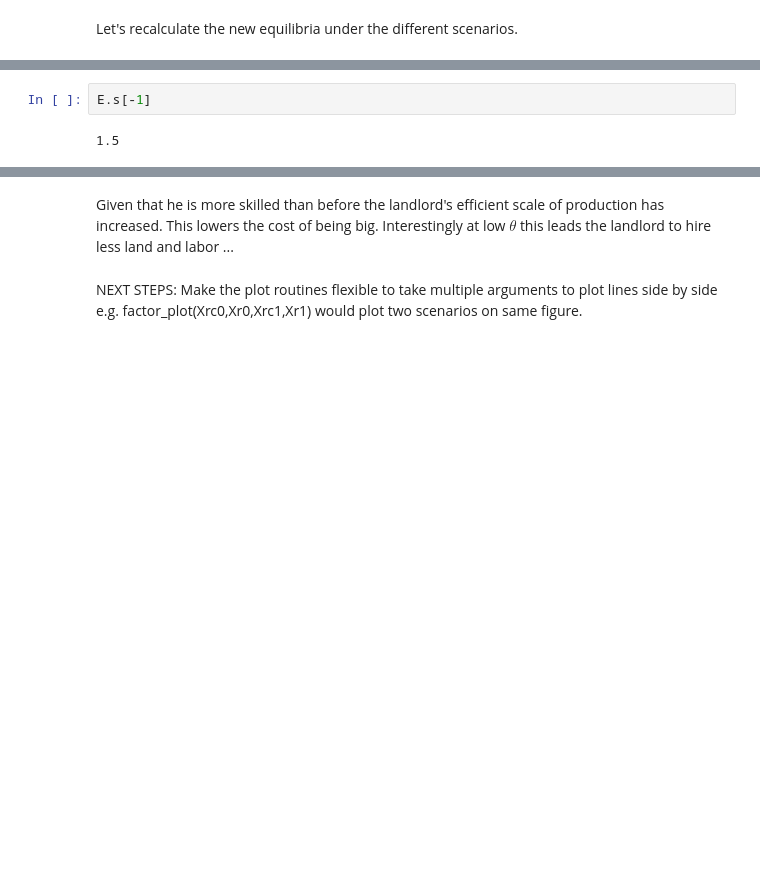
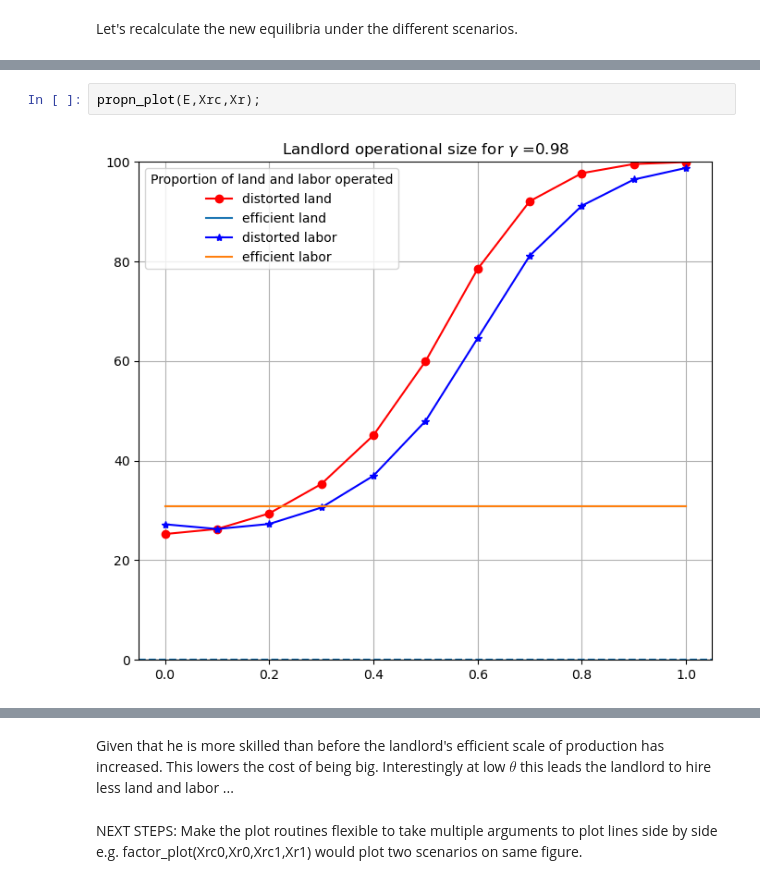
Before and after one commit to jhconning/geqfarm, a Jupyter notebook: LatifundiaEconomics.ipynb, the cells around one changed output, grey strips where cells are left out. Drawn from its saved outputs; the diff is of its cells as text; blank space fills up the shorter version.

```diff
--- a/LatifundiaEconomics.ipynb
+++ b/LatifundiaEconomics.ipynb
@@ -182,4 +242,4 @@ factor_plot(E,Xrc,Xr)
-# %%
-E.s[-1]
-# %% [output]
-1.5
+# %%
+propn_plot(E,Xrc,Xr);
+# %% [output]
+[figure, added]
```
Also changed, not shown: parts of 27 cells of this notebook, 3 other files.
